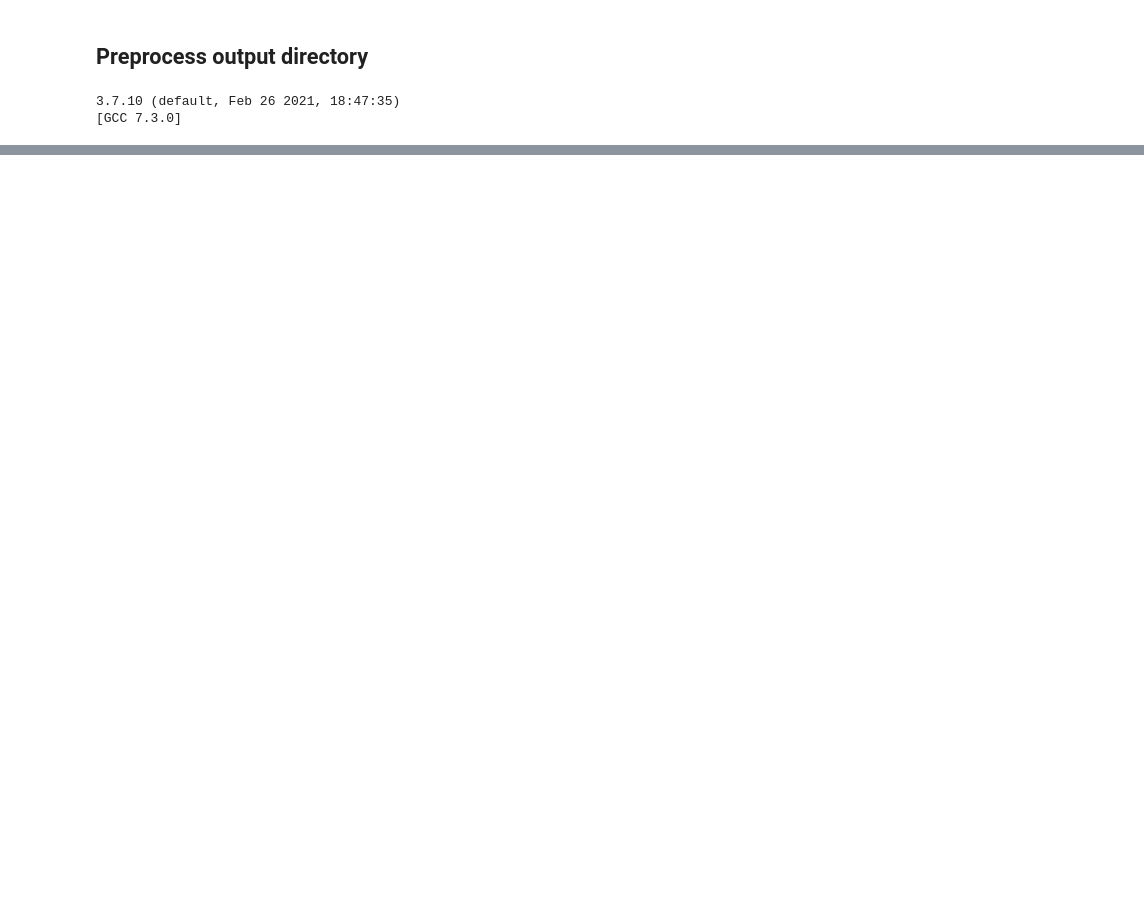
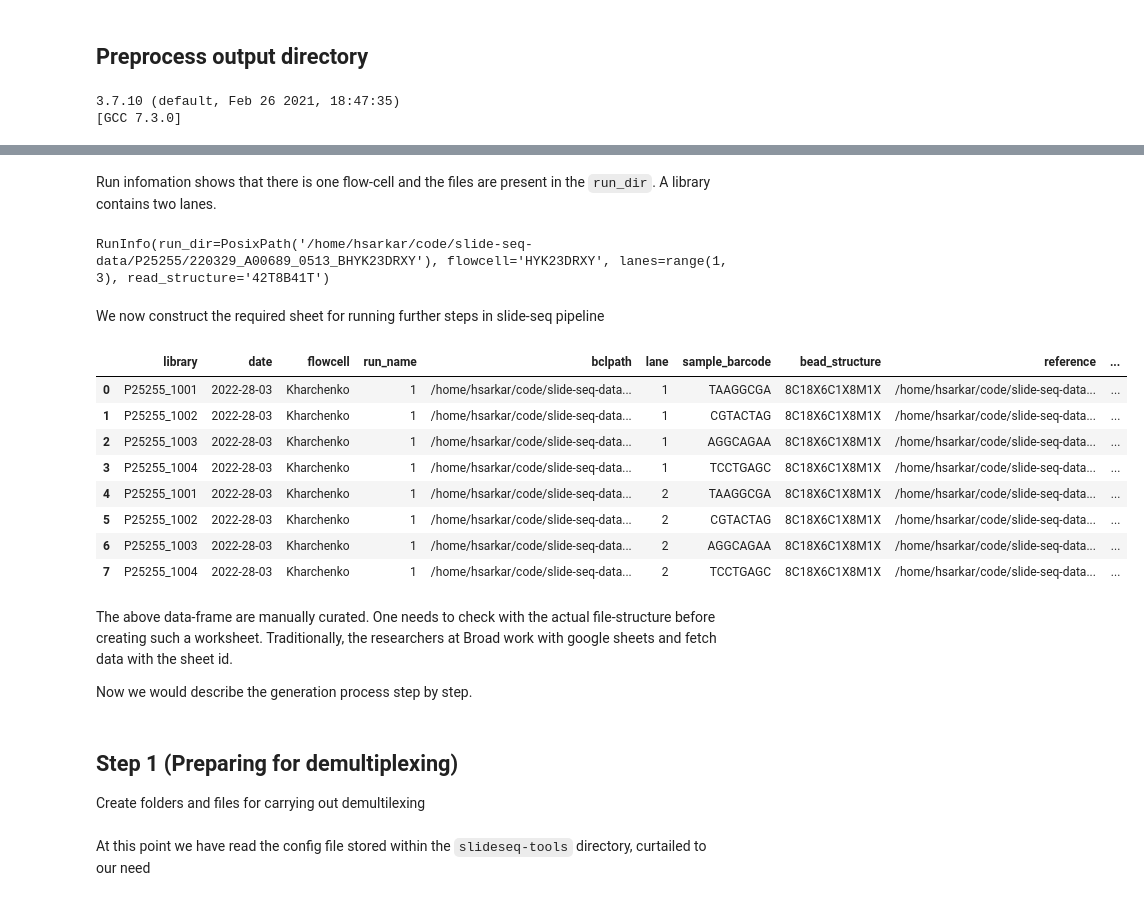
Before and after one commit to hiraksarkar/slide-seq-pipeline, a Jupyter notebook: docs/source/notebooks/preprocess.ipynb, the cells around one changed output, grey strips where cells are left out. Drawn from its saved outputs; the diff is of its cells as text; code cells hidden in the pictures; blank space fills up the shorter version.

```diff
--- a/docs/source/notebooks/preprocess.ipynb
+++ b/docs/source/notebooks/preprocess.ipynb
@@ -28,0 +123,44 @@ plt.plot(x, np.cos(x), '--');
+# %% [markdown]
+Run infomation shows that there is one flow-cell and the files are present in the `run_dir`. A library contains two lanes.
+# %%
+run_info
+# %% [output]
+RunInfo(run_dir=PosixPath('/home/hsarkar/code/slide-seq-data/P25255/220329_A00689_0513_BHYK23DRXY'), flowcell='HYK23DRXY', lanes=range(1, 3), read_structure='42T8B41T')
+# %% [markdown]
+We now construct the required sheet for running further steps in slide-seq pipeline
+# %%
+ws = load_workbook('/home/hsarkar/notebooks/slide_seq_analysis/2023/example_metadata.xlsx').active
+from itertools import islice
+data = ws.values
+cols = next(data)
+data = list(data)
+#idx = [r[0] for r in data]
+#data = (islice(r, 1, None) for r in data)
+df = pd.DataFrame(data, columns=cols)
+run_df = df[constants.METADATA_COLS]
+run_df.columns = [c.lower() for c in constants.METADATA_COLS]
+import numpy as np
+run_df = run_df.fillna(value=0)
+run_df = run_df.astype(constants.METADATA_TYPES)
+# %%
+run_df
+# %% [output]
+|  | library | date | flowcell | run_name | bclpath | lane | sample_barcode | bead_structure | reference | ... |
+| 0 | P25255_1001 | 2022-28-03 | Kharchenko | 1 | /home/hsarkar/code/slide-seq-data... | 1 | TAAGGCGA | 8C18X6C1X8M1X | /home/hsarkar/code/slide-seq-data... | ... |
+| 1 | P25255_1002 | 2022-28-03 | Kharchenko | 1 | /home/hsarkar/code/slide-seq-data... | 1 | CGTACTAG | 8C18X6C1X8M1X | /home/hsarkar/code/slide-seq-data... | ... |
+| 2 | P25255_1003 | 2022-28-03 | Kharchenko | 1 | /home/hsarkar/code/slide-seq-data... | 1 | AGGCAGAA | 8C18X6C1X8M1X | /home/hsarkar/code/slide-seq-data... | ... |
+| 3 | P25255_1004 | 2022-28-03 | Kharchenko | 1 | /home/hsarkar/code/slide-seq-data... | 1 | TCCTGAGC | 8C18X6C1X8M1X | /home/hsarkar/code/slide-seq-data... | ... |
+| 4 | P25255_1001 | 2022-28-03 | Kharchenko | 1 | /home/hsarkar/code/slide-seq-data... | 2 | TAAGGCGA | 8C18X6C1X8M1X | /home/hsarkar/code/slide-seq-data... | ... |
+| 5 | P25255_1002 | 2022-28-03 | Kharchenko | 1 | /home/hsarkar/code/slide-seq-data... | 2 | CGTACTAG | 8C18X6C1X8M1X | /home/hsarkar/code/slide-seq-data... | ... |
+| 6 | P25255_1003 | 2022-28-03 | Kharchenko | 1 | /home/hsarkar/code/slide-seq-data... | 2 | AGGCAGAA | 8C18X6C1X8M1X | /home/hsarkar/code/slide-seq-data... | ... |
+| 7 | P25255_1004 | 2022-28-03 | Kharchenko | 1 | /home/hsarkar/code/slide-seq-data... | 2 | TCCTGAGC | 8C18X6C1X8M1X | /home/hsarkar/code/slide-seq-data... | ... |
+# %% [markdown]
+The above data-frame are manually curated. One needs to check with the actual file-structure
+before creating such a worksheet. Traditionally, the researchers at Broad work with google sheets and fetch data with
+the sheet id.
+
+Now we would describe the generation process step by step.
+# %% [markdown]
+## Step 1 (Preparing for demultiplexing)
+
+Create folders and files for carrying out demultilexing
@@ -28,0 +298,2 @@ plt.plot(x, np.cos(x), '--');
+# %% [markdown]
+At this point we have read the config file stored within the `slideseq-tools` directory, curtailed to our need
```
Also changed, not shown: parts of 29 cells of this notebook, 3 other files.
